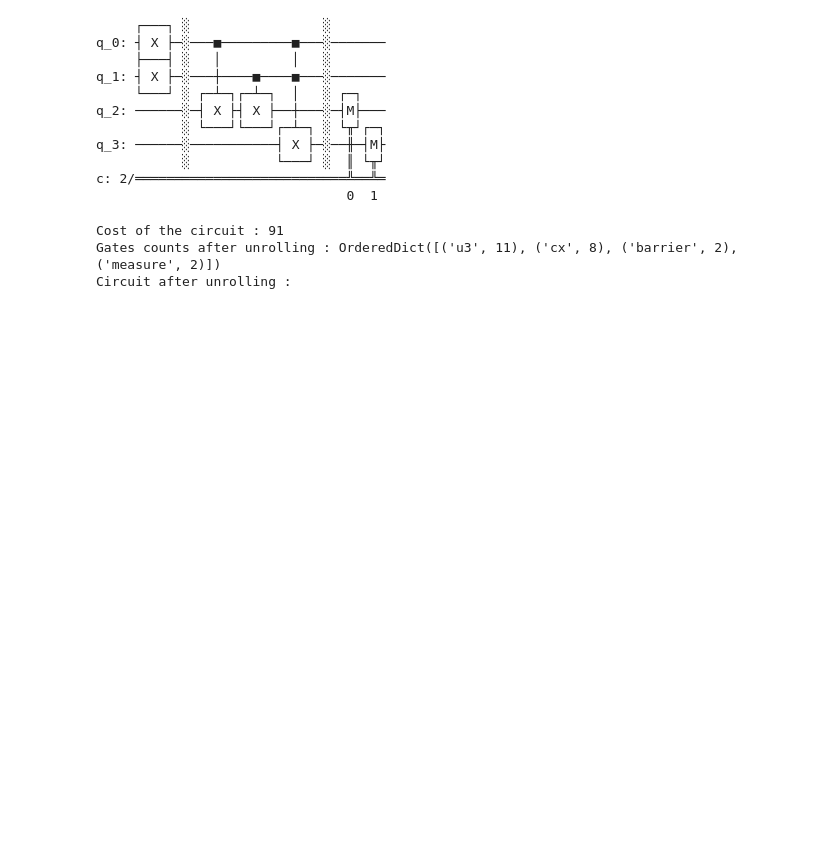
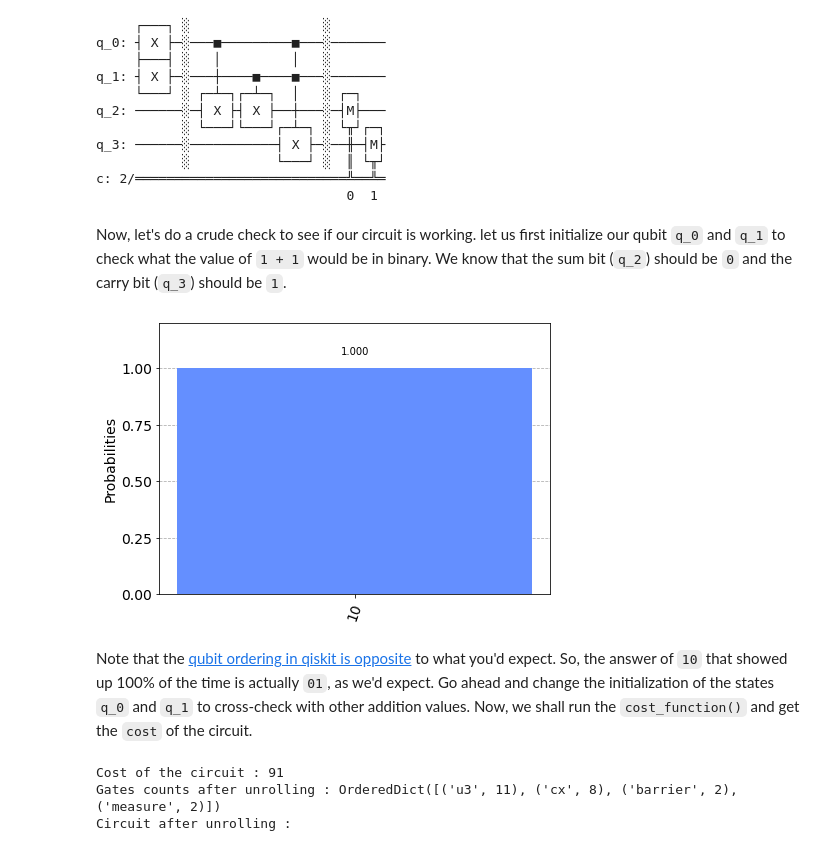
Before and after one commit to ranaarp/Slides-and-other-resources, a Jupyter notebook: IEEE SIES-GST/mini-project.ipynb, the cells around one changed output. Cells and saved outputs as stored; diff of their text form; code cells hidden in the pictures; blank space fills up the shorter version.

```diff
--- a/IEEE SIES-GST/mini-project.ipynb
+++ b/IEEE SIES-GST/mini-project.ipynb
@@ -159,6 +159,17 @@ q_3: ──────░───────────┤ X ├─░──
            ░           └───┘ ░  ║ └╥┘
 c: 2/═══════════════════════════╩══╩═
                                 0  1
+# %% [markdown]
+Now, let's do a crude check to see if our circuit is working. let us first initialize our qubit `q_0` and `q_1` to check what the value of `1 + 1` would be in binary. We know that the sum bit (`q_2`) should be `0` and the carry bit (`q_3`) should be `1`.
+# %%
+backend = Aer.get_backend("qasm_simulator")
+job = execute(qc_ha,backend=backend, shots =1000)
+counts = job.result().get_counts()
+plot_histogram(counts)
+# %% [output]
+[figure, added]
+# %% [markdown]
+Note that the [qubit ordering in qiskit is opposite](https://youtu.be/EiqHj3_Avps) to what you'd expect. So, the answer of `10` that showed up 100% of the time is actually `01`, as we'd expect. Go ahead and change the initialization of the states `q_0` and `q_1` to cross-check with other addition values. Now, we shall run the `cost_function()` and get the `cost` of the circuit.
 # %%
 circuit_cost, gates, unrolled_circuit = cost_function(qc_ha)
 
```
Also changed, not shown: parts of 4 cells of this notebook, 1 other file.
